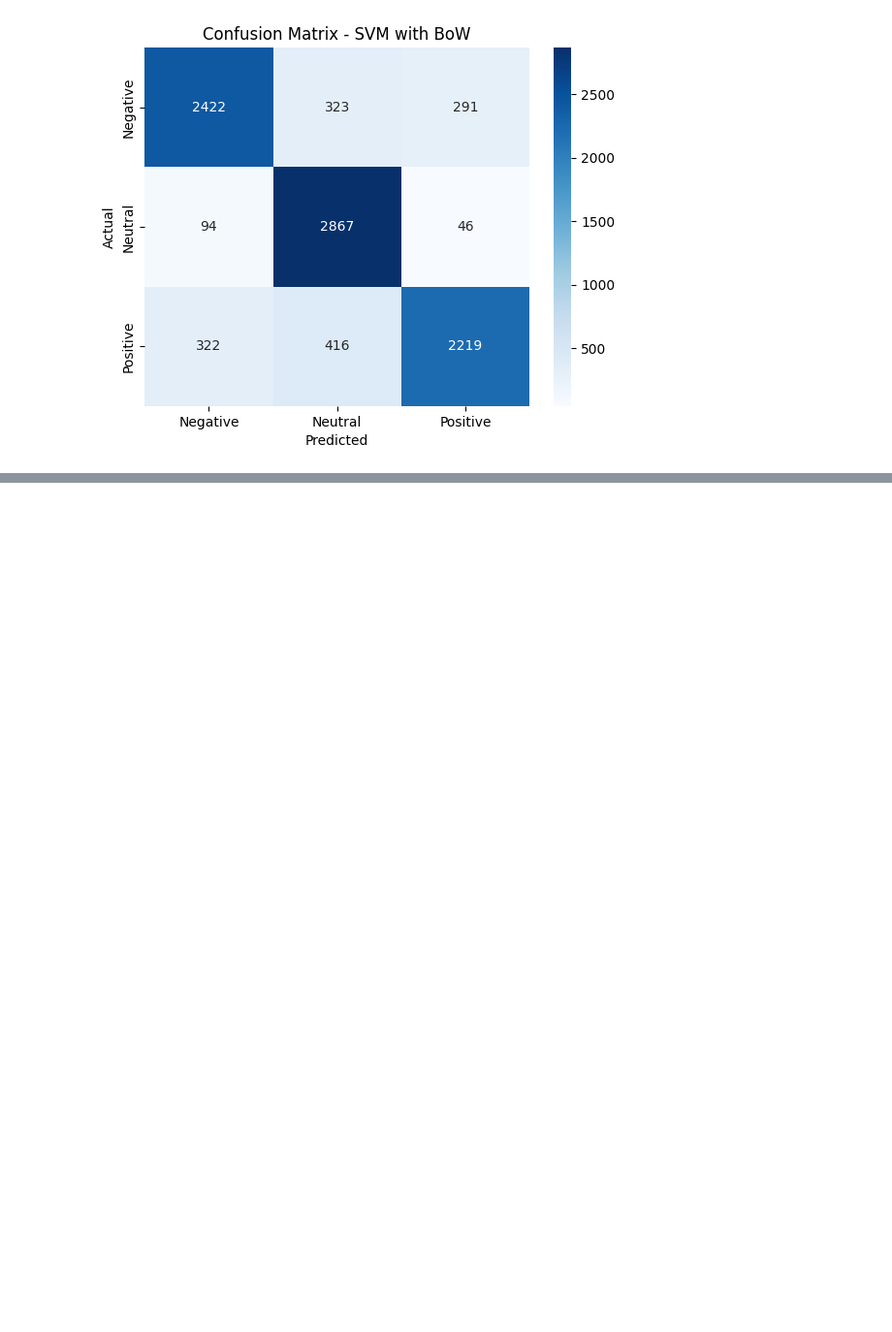
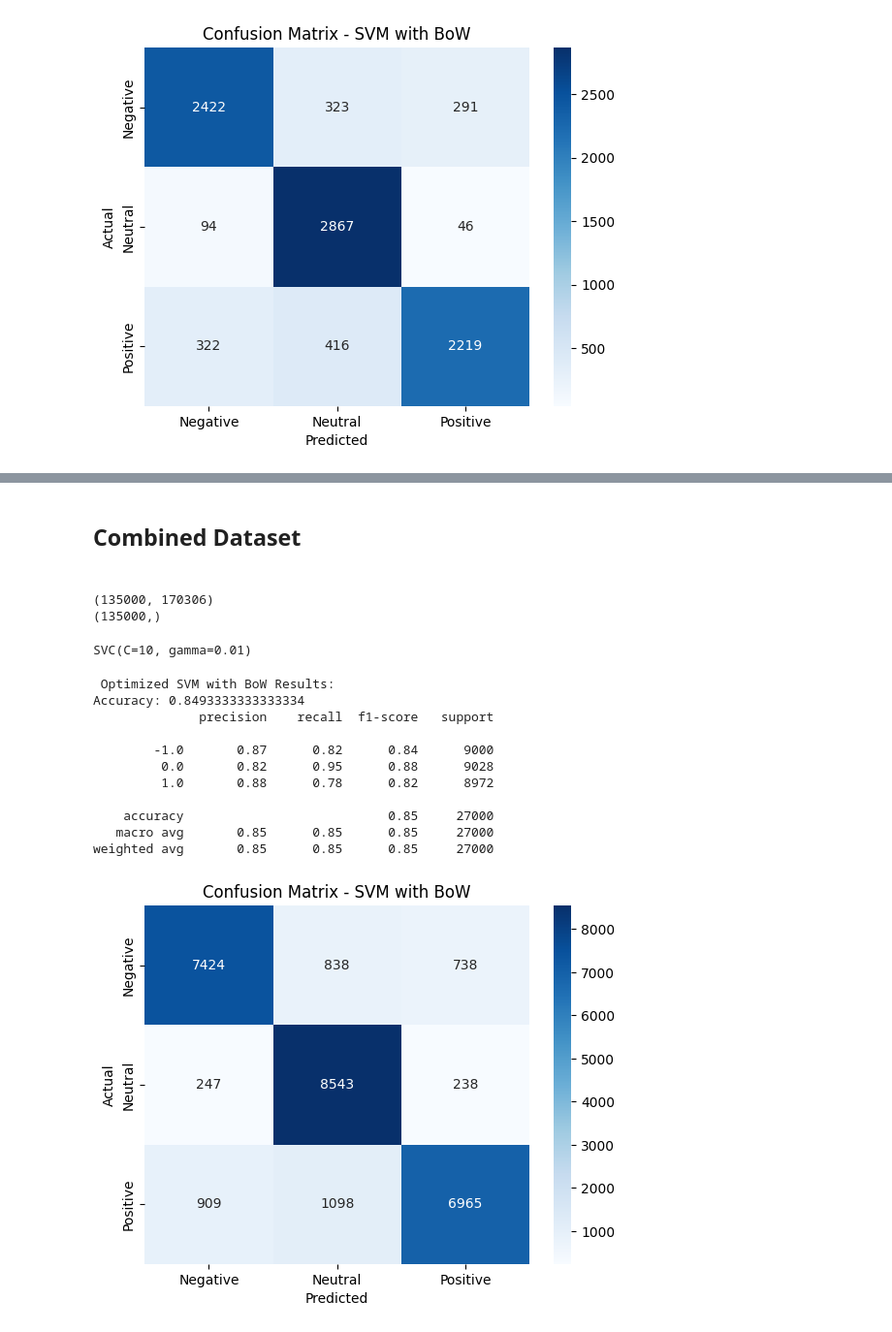
Before and after one commit to dustinjowsey/sentiment-analysis-project, a Jupyter notebook: notebooks/svm-word-frequency.ipynb, the cells around one changed output, grey strips where cells are left out. Shown at 97% size. Saved outputs shown, nothing was run; the diff lists cells and outputs as text; code cells hidden in the pictures; blank space fills up the shorter version.

```diff
--- a/notebooks/svm-word-frequency.ipynb
+++ b/notebooks/svm-word-frequency.ipynb
@@ -521,0 +520,56 @@ Dataset Sample:
+# %% [markdown]
+<h2><b>Combined Dataset<b><h2>
+# %%
+# Experiment 1: Bag of Words (BoW)
+vectorizer = CountVectorizer(
+    stop_words='english',
+    vocabulary=None,
+    lowercase=True,
+    strip_accents='unicode'
+)
+
+# Transform text data into BoW representation
+bow = vectorizer.fit_transform(comments.astype('U').values)
+# %%
+X, y = get_even_distribution(bow, labels, num_samples_per_label=45000)
+print(X.shape)
+print(y.shape)
+# %% [output]
+(135000, 170306)
+(135000,)
+# %%
+X_train, X_test, y_train, y_test = train_test_split(X, y, test_size=0.2, random_state=SEED)
+# %%
+svm = SVC(decision_function_shape='ovr', C=10, gamma=0.01, kernel="rbf")
+svm.fit(X_train, y_train)
+# %% [output]
+SVC(C=10, gamma=0.01)
+# %%
+y_tuned = svm.predict(X_test)
+
+print("\n Optimized SVM with BoW Results:")
+print("Accuracy:", accuracy_score(y_test, y_tuned))
+print(classification_report(y_test, y_tuned))
+
+def plot_confusion_matrix(y_true, y_pred, title):
+    cm = confusion_matrix(y_true, y_pred)
+    sns.heatmap(cm, annot=True, fmt='d', cmap='Blues', xticklabels=['Negative', 'Neutral', 'Positive'], yticklabels=['Negative', 'Neutral', 'Positive'])
+    plt.xlabel("Predicted")
+    plt.ylabel("Actual")
+    plt.title(title)
+    plt.show()
+
+plot_confusion_matrix(y_test, y_tuned, "Confusion Matrix - SVM with BoW")
+# %% [output]
+ Optimized SVM with BoW Results:
+Accuracy: 0.8493333333333334
+              precision    recall  f1-score   support
+
+        -1.0       0.87      0.82      0.84      9000
+         0.0       0.82      0.95      0.88      9028
+         1.0       0.88      0.78      0.82      8972
+
+    accuracy                           0.85     27000
+   macro avg       0.85      0.85      0.85     27000
+weighted avg       0.85      0.85      0.85     27000
+[figure, added]
```
Also changed, not shown: parts of 2 cells of this notebook.
